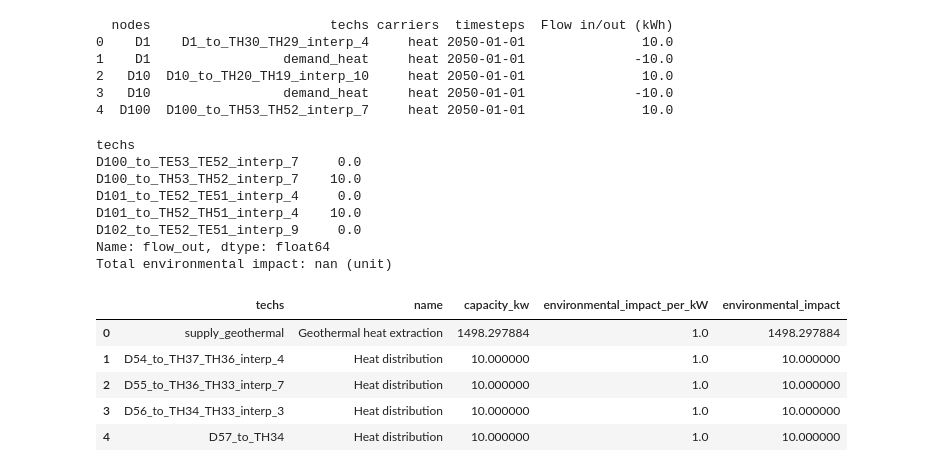
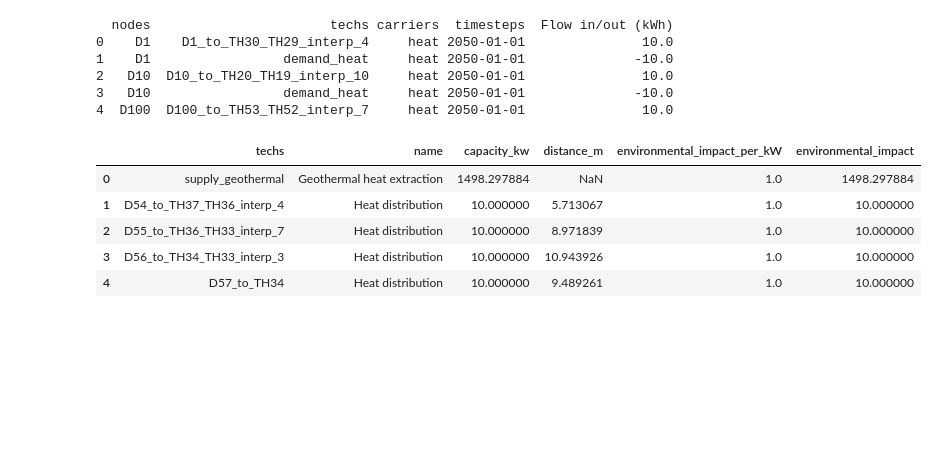
Before and after one commit to anedelcu2002/SC-G5, a Jupyter notebook: delft_calliope/notebook.ipynb, the cells around one changed output. Cells and saved outputs as stored; diff of their text form; code cells hidden in the pictures; blank space fills up the shorter version.

Commit message:
finished delft-calliope v0.3
now with 100% more electrification!

```diff
--- a/delft_calliope/notebook.ipynb
+++ b/delft_calliope/notebook.ipynb
@@ -25,8 +27,8 @@ def haversine_distance(lat1, lon1, lat2, lon2):
     return c * r
 # %%
 # 1. Isolate the transmission network and coordinates
-transmission_network = pd.read_csv('data_tables/transmission_network.csv')
-coordinates_df = pd.read_csv('data_tables/manual_nodes_base_info.csv')
+transmission_network = pd.read_csv('manual_inputs/transmission_network.csv')
+coordinates_df = pd.read_csv('manual_inputs/manual_nodes_base_info.csv')
 
 # 2. Merge coordinates onto the transmission network links
 links_with_coords = pd.merge(
@@ -99,12 +101,12 @@ interpolated_links_df.to_csv('data_tables/interpolated_transmission_network.csv'
 
 # 5. Append new nodes to the existing nodes_base_info.csv
 # We use concat to combine the old and new data and then save, overwriting the old file.
-nodes_base_info_df=pd.read_csv('data_tables/manual_nodes_base_info.csv')
+nodes_base_info_df=pd.read_csv('manual_inputs/manual_nodes_base_info.csv')
 updated_nodes_base_info_df = pd.concat([nodes_base_info_df, new_nodes_df], ignore_index=True)
 updated_nodes_base_info_df.to_csv('data_tables/nodes_base_info.csv', index=False)
 
 # 6. Update the nodes.csv file to define technologies at each interpolated node
-existing_nodes_df = pd.read_csv('data_tables/manual_nodes.csv')
+existing_nodes_df = pd.read_csv('manual_inputs/manual_nodes.csv')
 
 nodes_techs_to_add = []
 for _, node_row in new_nodes_df.iterrows():
@@ -166,10 +168,9 @@ interpolated_electricity_costs_df = pd.DataFrame({
     'cost_flow_cap_per_distance': 50
 })
 # %%
-coordinates_df=pd.read_csv('data_tables/nodes_base_info.csv')
-demand_nodes=coordinates_df[coordinates_df['nodes'].str.contains('D')].copy()
-heat_transmission_nodes=coordinates_df[coordinates_df['nodes'].str.contains('TH')].copy()
-electricity_transmission_nodes=coordinates_df[coordinates_df['nodes'].str.contains('TE')].copy()
+demand_nodes=updated_nodes_base_info_df[updated_nodes_base_info_df['nodes'].str.contains('D')].copy()
+heat_transmission_nodes=updated_nodes_base_info_df[updated_nodes_base_info_df['nodes'].str.contains('TH')].copy()
+electricity_transmission_nodes=updated_nodes_base_info_df[updated_nodes_base_info_df['nodes'].str.contains('TE')].copy()
 
 # Extract coordinates for all three types
 demand_coords = demand_nodes[['latitude', 'longitude']].values
@@ -218,7 +219,7 @@ electricity_links=pd.DataFrame({
 
 distribution_techs=pd.concat([heat_links, electricity_links], ignore_index=True)
 
-transmission_network=pd.read_csv('data_tables/transmission_network.csv')
+transmission_network=pd.read_csv('manual_inputs/transmission_network.csv')
 updated_links = pd.concat([interpolated_links_df, distribution_techs], ignore_index=True)
 updated_links.to_csv('data_tables/links.csv', index=False)
 
@@ -229,7 +230,7 @@ distribution_heat=pd.DataFrame({
     'carrier_in': '1'
     }).reset_index(drop=True)
 
-transmission_heat=pd.read_csv('data_tables/transmission_heat.csv')
+transmission_heat=pd.read_csv('manual_inputs/transmission_heat.csv')
 updated_heat_links=pd.concat([interpolated_heat_carrier_df, distribution_heat], ignore_index=True)
 updated_heat_links.to_csv('data_tables/links_heat.csv', index=False)
 
@@ -239,7 +240,7 @@ distribution_electricity=pd.DataFrame({
     'carrier_in': '1'
     }).reset_index(drop=True)
 
-transmission_electricity=pd.read_csv('data_tables/transmission_electricity.csv')
+transmission_electricity=pd.read_csv('manual_inputs/transmission_electricity.csv')
 updated_electricity_links=pd.concat([interpolated_electricity_carrier_df, distribution_electricity], ignore_index=True)
 updated_electricity_links.to_csv('data_tables/links_electricity.csv', index=False)
 
@@ -256,10 +257,6 @@ distribution_electricity_costs=pd.DataFrame({
 
 distribution_costs=pd.concat([distribution_heat_costs, distribution_electricity_costs], ignore_index=True)
 
-transmission_costs=pd.read_csv('data_tables/transmission_costs.csv')
+transmission_costs=pd.read_csv('manual_inputs/transmission_costs.csv')
 updated_links_costs = pd.concat([interpolated_heat_costs_df, interpolated_electricity_costs_df, distribution_costs], ignore_index=True)
 updated_links_costs.to_csv('data_tables/links_costs.csv', index=False)
-# %%
-calliope.set_log_verbosity("INFO", include_solver_output=True)
-
-model = calliope.read_yaml("model.yaml")
@@ -600,6 +641,7 @@ map_fig.save("outputs/map_output.html")
 # %%
 # For each item to be exported, find its name in inputs, merge with capacity data, and export to dataframe
 tech_names = model.inputs.name.to_series().dropna()
+tech_distances = model.inputs.distance.to_series().dropna()
 
 total_flow_out = (
     model.results.flow_out
@@ -607,50 +649,41 @@ total_flow_out = (
     .to_series()
     .dropna()
 )
 
 export_df = pd.DataFrame({
     'name': tech_names,
-    'capacity_kw': total_flow_out
+    'capacity_kw': total_flow_out,
+    'distance_m': tech_distances*1000
 })
 
 final_export_df = export_df[export_df['capacity_kw'] > 0].sort_values(by='name')
 
 # For each item in the export dataframe, multiply capacity by some environmental impact factor, and add environmental impact column
 
 environmental_impact_factors = {
     "National grid import": 1,  # e.g. gCO2/kW
     "Geothermal heat extraction": 1,
     "Heat transmission": 1,
     "Electricity transmission": 1,
     "Heat distribution": 1,
-    "Electricity distribution": 1
+    "Electricity distribution": 1,
+    "Air-to-air heat pump": 1,
 }
 
 final_export_df['environmental_impact_per_kW'] = final_export_df['name'].map(environmental_impact_factors)
 
 # Sum total environmental impact across all items and output total environmental impact
 
 final_export_df['environmental_impact'] = final_export_df['capacity_kw'] * final_export_df['environmental_impact_per_kW']
 final_export_df = final_export_df.reset_index()
 
-
-total_impact=sum(final_export_df['environmental_impact'])
-
-print(f"Total environmental impact: {total_impact} (unit)")
+final_export_df.to_csv('outputs/bill_of_materials.csv', index=False)
 
 final_export_df.head()
 # %% [output]
-techs
-D100_to_TE53_TE52_interp_7     0.0
-D100_to_TH53_TH52_interp_7    10.0
-D101_to_TE52_TE51_interp_4     0.0
-D101_to_TH52_TH51_interp_4    10.0
-D102_to_TE52_TE51_interp_9     0.0
-Name: flow_out, dtype: float64
-Total environmental impact: nan (unit)
-|  | techs | name | capacity_kw | environmental_impact_per_kW | environmental_impact |
-| 0 | supply_geothermal | Geothermal heat extraction | 1498.297884 | 1.0 | 1498.297884 |
-| 1 | D54_to_TH37_TH36_interp_4 | Heat distribution | 10.000000 | 1.0 | 10.000000 |
-| 2 | D55_to_TH36_TH33_interp_7 | Heat distribution | 10.000000 | 1.0 | 10.000000 |
-| 3 | D56_to_TH34_TH33_interp_3 | Heat distribution | 10.000000 | 1.0 | 10.000000 |
-| 4 | D57_to_TH34 | Heat distribution | 10.000000 | 1.0 | 10.000000 |
+|  | techs | name | capacity_kw | distance_m | environmental_impact_per_kW | environmental_impact |
+| 0 | supply_geothermal | Geothermal heat extraction | 1498.297884 | NaN | 1.0 | 1498.297884 |
+| 1 | D54_to_TH37_TH36_interp_4 | Heat distribution | 10.000000 | 5.713067 | 1.0 | 10.000000 |
+| 2 | D55_to_TH36_TH33_interp_7 | Heat distribution | 10.000000 | 8.971839 | 1.0 | 10.000000 |
+| 3 | D56_to_TH34_TH33_interp_3 | Heat distribution | 10.000000 | 10.943926 | 1.0 | 10.000000 |
+| 4 | D57_to_TH34 | Heat distribution | 10.000000 | 9.489261 | 1.0 | 10.000000 |
```
Also changed, not shown: parts of 6 cells of this notebook, 4 other files.
